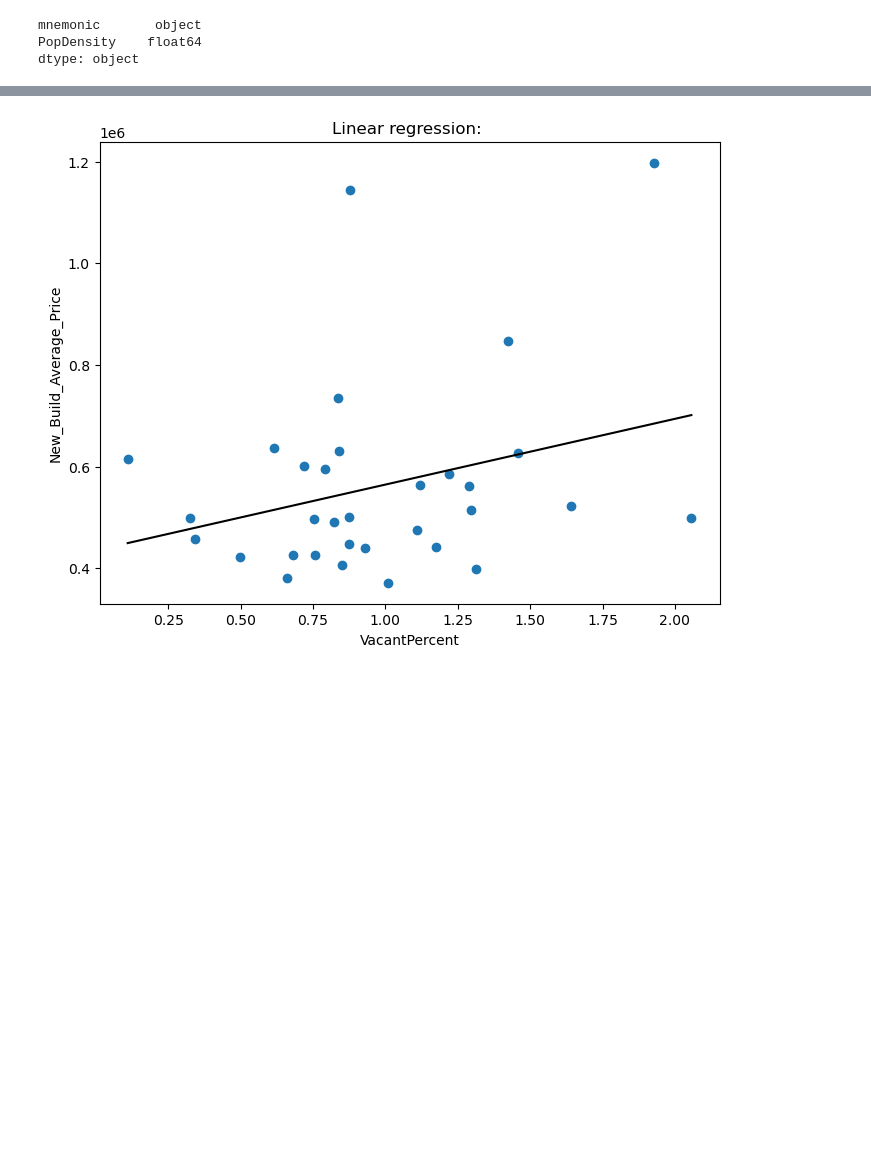
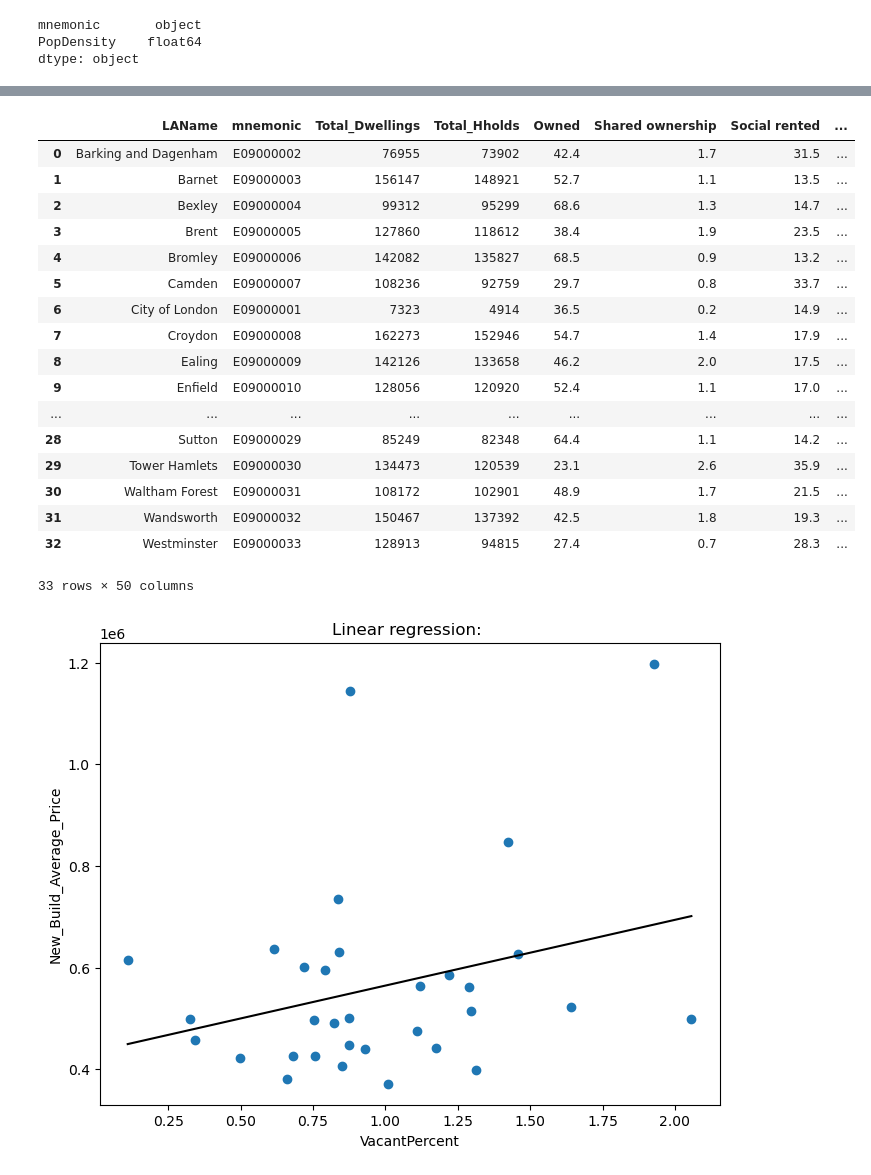
Before and after one commit to a-saveleva/FSDS_Slap, a Jupyter notebook: Census2.ipynb, the cells around one changed output, grey strips where cells are left out. Cells and saved outputs as stored; diff of their text form; code cells hidden in the pictures; blank space fills up the shorter version.

```diff
--- a/Census2.ipynb
+++ b/Census2.ipynb
@@ -489,16 +515,35 @@ print(column_names)
 # %%
 mergea = pd.merge(df_censusdwellings,df_censusHHolds, left_on ="mnemonic", right_on = "mnemonic")
 mergeb = pd.merge(mergea,df_censusTenure, left_on ="mnemonic", right_on = "mnemonic")
 mergec = pd.merge(mergeb,df_censuspopdens, left_on ="mnemonic", right_on = "mnemonic")
 merged = pd.merge(mergec,df_censusaddress, left_on ="mnemonic", right_on = "mnemonic")
 mergee = pd.merge(merged,df_censuscarsvans, left_on ="mnemonic", right_on = "mnemonic")
 mergef = pd.merge(mergee,df_censusdepriv, left_on ="mnemonic", right_on = "mnemonic")
 mergeg = pd.merge(mergef,df_censusnssec, left_on ="mnemonic", right_on = "mnemonic")
 mergeh = pd.merge(mergeg,df_censusbedocc, left_on ="mnemonic", right_on = "mnemonic")
 dfCoreDemographics = pd.merge(mergeh,df_censusaccomm, left_on ="mnemonic", right_on = "mnemonic")
 
-#dfCoreDemographics
+dfCoreDemographics
 #mergei
+# %% [output]
+|  | LAName | mnemonic | Total_Dwellings | Total_Hholds | Owned | Shared ownership | Social rented | ... |
+| 0 | Barking and Dagenham | E09000002 | 76955 | 73902 | 42.4 | 1.7 | 31.5 | ... |
+| 1 | Barnet | E09000003 | 156147 | 148921 | 52.7 | 1.1 | 13.5 | ... |
+| 2 | Bexley | E09000004 | 99312 | 95299 | 68.6 | 1.3 | 14.7 | ... |
+| 3 | Brent | E09000005 | 127860 | 118612 | 38.4 | 1.9 | 23.5 | ... |
+| 4 | Bromley | E09000006 | 142082 | 135827 | 68.5 | 0.9 | 13.2 | ... |
+| 5 | Camden | E09000007 | 108236 | 92759 | 29.7 | 0.8 | 33.7 | ... |
+| 6 | City of London | E09000001 | 7323 | 4914 | 36.5 | 0.2 | 14.9 | ... |
+| 7 | Croydon | E09000008 | 162273 | 152946 | 54.7 | 1.4 | 17.9 | ... |
+| 8 | Ealing | E09000009 | 142126 | 133658 | 46.2 | 2.0 | 17.5 | ... |
+| 9 | Enfield | E09000010 | 128056 | 120920 | 52.4 | 1.1 | 17.0 | ... |
+| ... | ... | ... | ... | ... | ... | ... | ... | ... |
+| 28 | Sutton | E09000029 | 85249 | 82348 | 64.4 | 1.1 | 14.2 | ... |
+| 29 | Tower Hamlets | E09000030 | 134473 | 120539 | 23.1 | 2.6 | 35.9 | ... |
+| 30 | Waltham Forest | E09000031 | 108172 | 102901 | 48.9 | 1.7 | 21.5 | ... |
+| 31 | Wandsworth | E09000032 | 150467 | 137392 | 42.5 | 1.8 | 19.3 | ... |
+| 32 | Westminster | E09000033 | 128913 | 94815 | 27.4 | 0.7 | 28.3 | ... |
+33 rows × 50 columns
 # %%
 #MERGE RENT BY BEDROOMS CORE DATAFRAMES
 # %%
```
Also changed, not shown: parts of 5 cells of this notebook, 2 other files.
